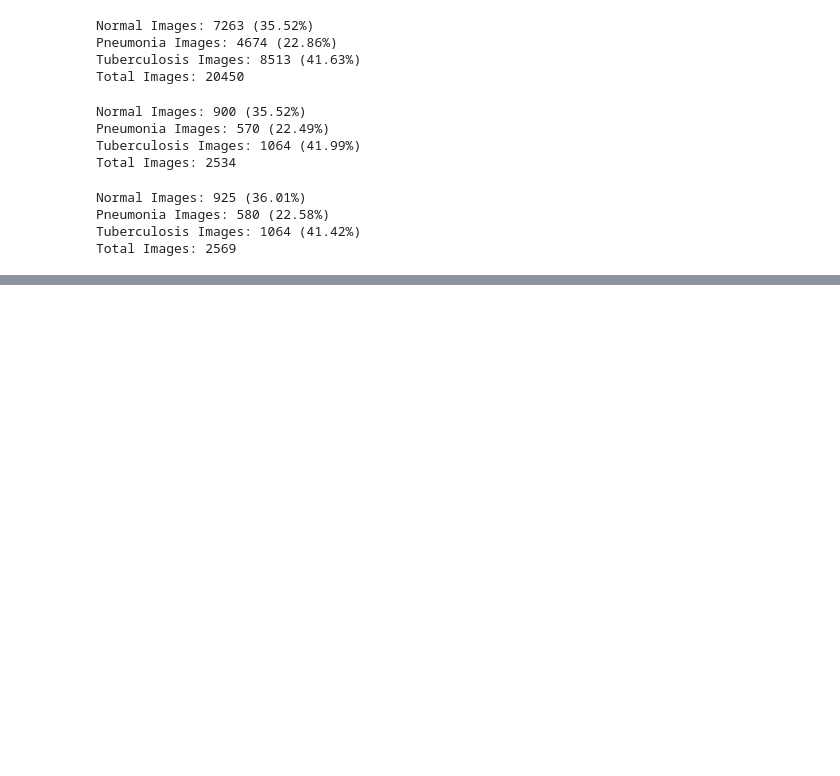
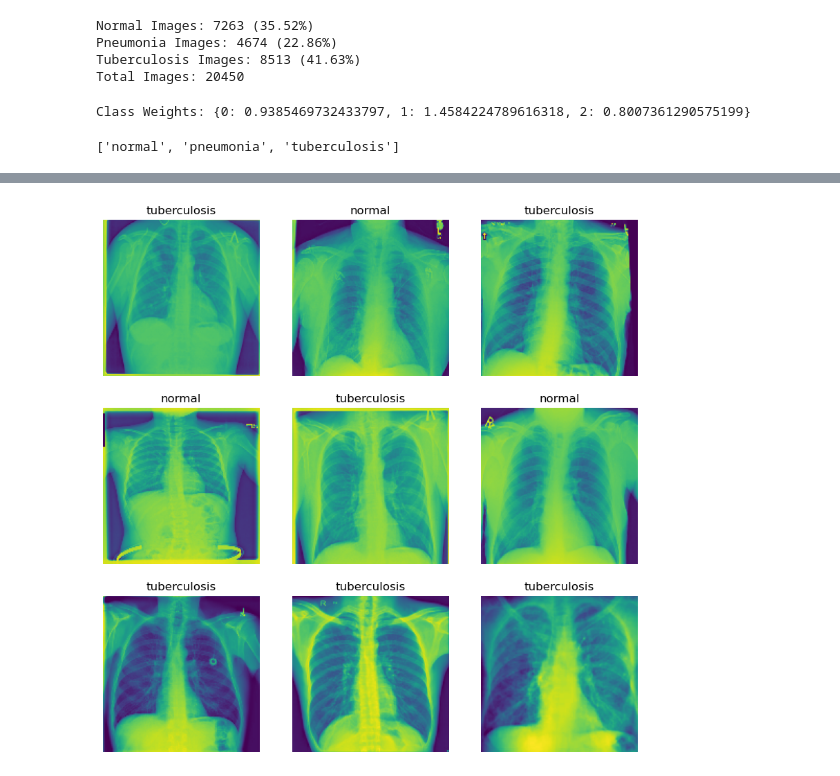
Before and after one commit to MWPerrineJr/my_portfolio, a Jupyter notebook: XRay Analysis/Untitled-1.ipynb, the cells around one changed output, grey strips where cells are left out. Drawn from its saved outputs; the diff is of its cells as text; code cells hidden in the pictures; blank space fills up the shorter version.

```diff
--- a/XRay Analysis/Untitled-1.ipynb
+++ b/XRay Analysis/Untitled-1.ipynb
@@ -62,31 +67,25 @@ Normal Images: 7263 (35.52%)
 Pneumonia Images: 4674 (22.86%)
 Tuberculosis Images: 8513 (41.63%)
 Total Images: 20450
-# %%
-normal_image_count = len(list(pathlib.Path(val_dir).glob('normal/*')))
-pneumonia_image_count = len(list(pathlib.Path(val_dir).glob('pneumonia/*')))
-tuberculosis_image_count = len(list(pathlib.Path(val_dir).glob('tuberculosis/*')))
-total_image_count = normal_image_count + pneumonia_image_count + tuberculosis_image_count
-print(f'Normal Images: {normal_image_count} ({(normal_image_count/total_image_count)*100:.2f}%)')
-print(f'Pneumonia Images: {pneumonia_image_count} ({(pneumonia_image_count/total_image_count)*100:.2f}%)')
-print(f'Tuberculosis Images: {tuberculosis_image_count} ({(tuberculosis_image_count/total_image_count)*100:.2f}%)')
-print(f'Total Images: {total_image_count}')
-# %% [output]
-Normal Images: 900 (35.52%)
-Pneumonia Images: 570 (22.49%)
-Tuberculosis Images: 1064 (41.99%)
-Total Images: 2534
-# %%
-normal_image_count = len(list(pathlib.Path(test_dir).glob('normal/*')))
-pneumonia_image_count = len(list(pathlib.Path(test_dir).glob('pneumonia/*')))
-tuberculosis_image_count = len(list(pathlib.Path(test_dir).glob('tuberculosis/*')))
-total_image_count = normal_image_count + pneumonia_image_count + tuberculosis_image_count
-print(f'Normal Images: {normal_image_count} ({(normal_image_count/total_image_count)*100:.2f}%)')
-print(f'Pneumonia Images: {pneumonia_image_count} ({(pneumonia_image_count/total_image_count)*100:.2f}%)')
-print(f'Tuberculosis Images: {tuberculosis_image_count} ({(tuberculosis_image_count/total_image_count)*100:.2f}%)')
-print(f'Total Images: {total_image_count}')
-# %% [output]
-Normal Images: 925 (36.01%)
-Pneumonia Images: 580 (22.58%)
-Tuberculosis Images: 1064 (41.42%)
-Total Images: 2569
+# %%
+weight_for_0 = total_image_count/(3 * normal_image_count)
+weight_for_1 = total_image_count/(3 * pneumonia_image_count)
+weight_for_2 = total_image_count/(3 * tuberculosis_image_count)
+class_weight = {0: weight_for_0, 1: weight_for_1, 2: weight_for_2}
+
+print('Class Weights:', class_weight)
+# %% [output]
+Class Weights: {0: 0.9385469732433797, 1: 1.4584224789616318, 2: 0.8007361290575199}
+# %%
+train_ds.class_names
+# %% [output]
+['normal', 'pneumonia', 'tuberculosis']
+# %%
+plt.figure(figsize=(10,10))
+for images, labels in train_ds.take(1):
+    for i in range(9):
+        plt.subplot(3, 3, i + 1)
+        plt.imshow(np.squeeze(images[i].numpy().astype('uint8')))
+        plt.title(train_ds.class_names[labels[i]])
+        plt.axis('off')
+# %% [output]
@@ -92,0 +93 @@ Total Images: 2569
+[figure, added]
```
Also changed, not shown: parts of 5 cells of this notebook.
